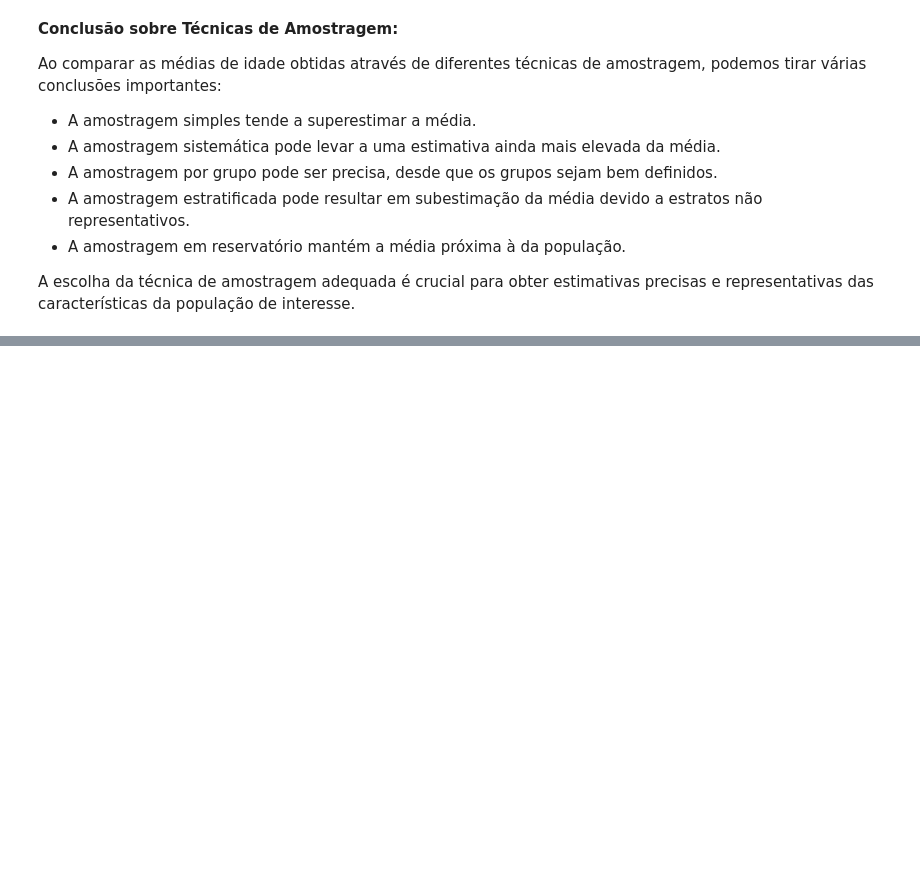
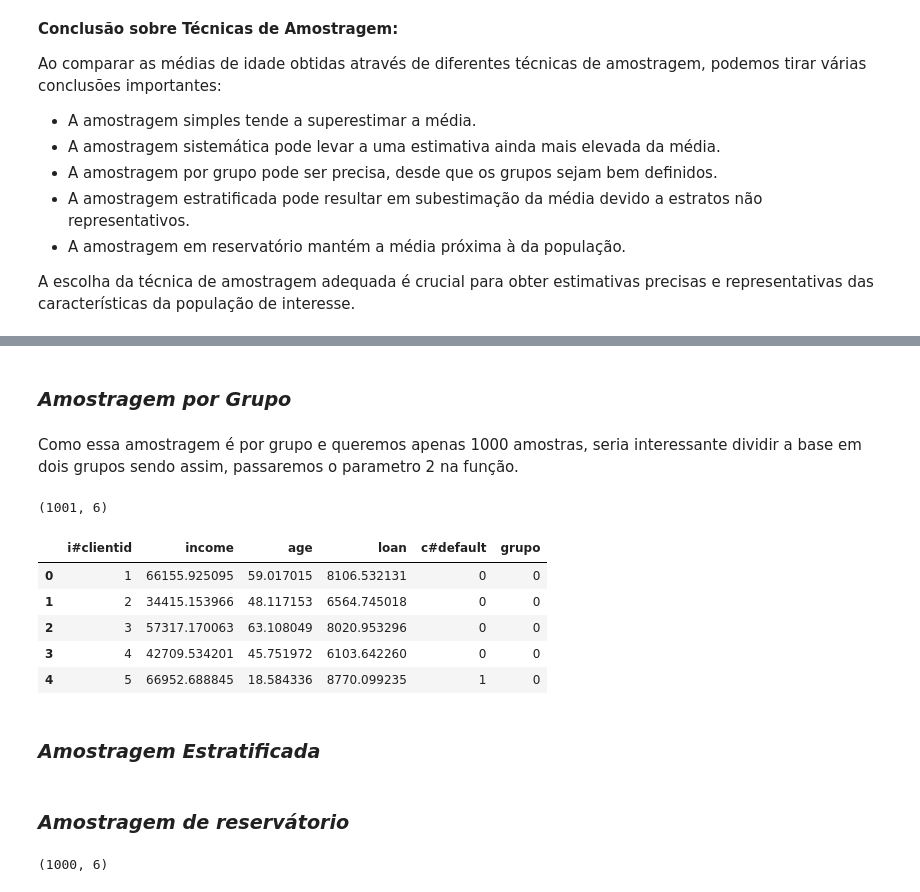
Before and after one commit to JosenildoJunior/StatPyDataScience, a Jupyter notebook: População_e_Amostra.ipynb, the cells around one changed output, grey strips where cells are left out. Saved outputs shown, nothing was run; the diff lists cells and outputs as text; code cells hidden in the pictures; blank space fills up the shorter version.

```diff
--- a/População_e_Amostra.ipynb
+++ b/População_e_Amostra.ipynb
@@ -498,0 +527,3 @@ A escolha da técnica de amostragem adequada é crucial para obter estimativas p
+# %%
+# Importando o dataset
+df_desafio = pd.read_csv('/content/drive/MyDrive/Estatística para ciência de dados/credit_data.csv')
@@ -498,0 +611,22 @@ A escolha da técnica de amostragem adequada é crucial para obter estimativas p
+# %% [markdown]
+### *Amostragem por Grupo*
+# %% [markdown]
+Como essa amostragem é por grupo e queremos apenas 1000 amostras, seria interessante dividir a base em dois grupos sendo assim, passaremos o parametro 2 na função.
+# %%
+# Atribuindo o resultado da função na variável
+desafio_grupo = amostragem_grupo(df_desafio, 2)
+# %%
+# Observando as dimensões e conferindo se o numero de amostras esta correto
+desafio_grupo.shape
+# %% [output]
+(1001, 6)
+# %%
+# Observando os registros
+desafio_grupo.head()
+# %% [output]
+|  | i#clientid | income | age | loan | c#default | grupo |
+| 0 | 1 | 66155.925095 | 59.017015 | 8106.532131 | 0 | 0 |
+| 1 | 2 | 34415.153966 | 48.117153 | 6564.745018 | 0 | 0 |
+| 2 | 3 | 57317.170063 | 63.108049 | 8020.953296 | 0 | 0 |
+| 3 | 4 | 42709.534201 | 45.751972 | 6103.642260 | 0 | 0 |
+| 4 | 5 | 66952.688845 | 18.584336 | 8770.099235 | 1 | 0 |
@@ -498,0 +642,2 @@ A escolha da técnica de amostragem adequada é crucial para obter estimativas p
+# %% [markdown]
+### *Amostragem Estratificada*
@@ -498,0 +647,2 @@ A escolha da técnica de amostragem adequada é crucial para obter estimativas p
+# %% [markdown]
+### *Amostragem de reservátorio*
@@ -498,0 +652,5 @@ A escolha da técnica de amostragem adequada é crucial para obter estimativas p
+# %%
+# Observando as dimensões e conferindo se o numero de amostras esta correto
+desafio_reservatorio.shape
+# %% [output]
+(1000, 6)
```
Also changed, not shown: parts of 35 cells of this notebook.
